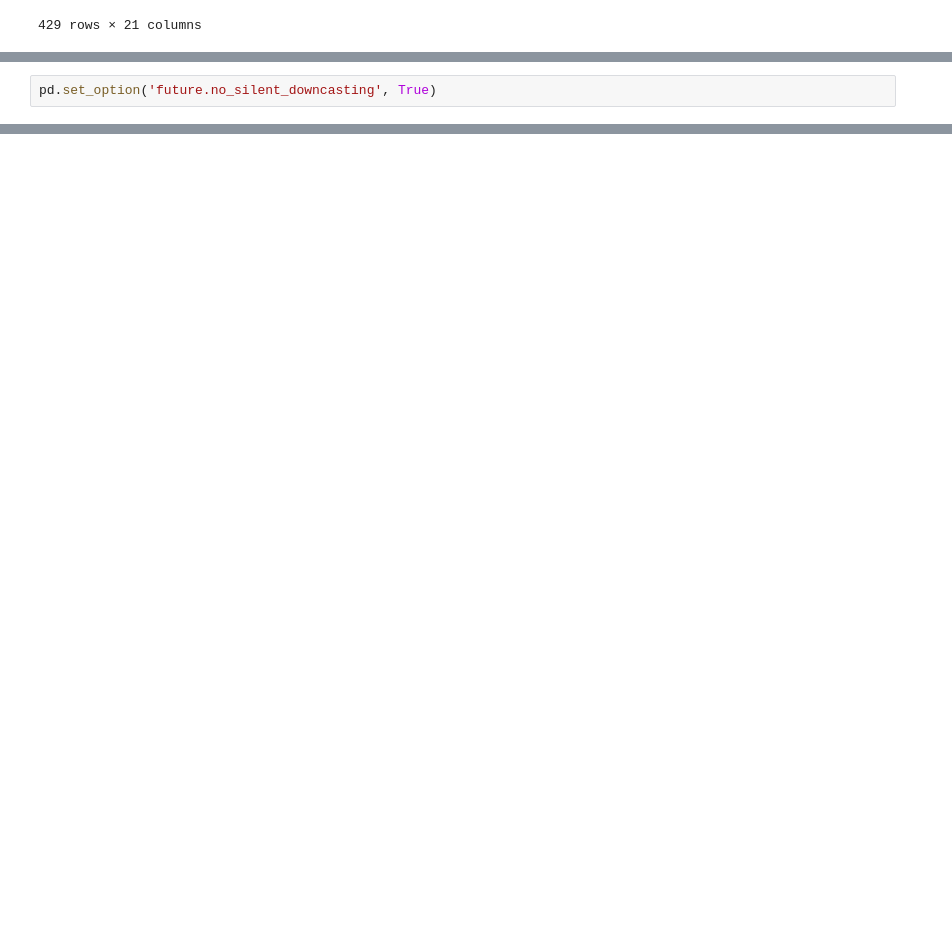
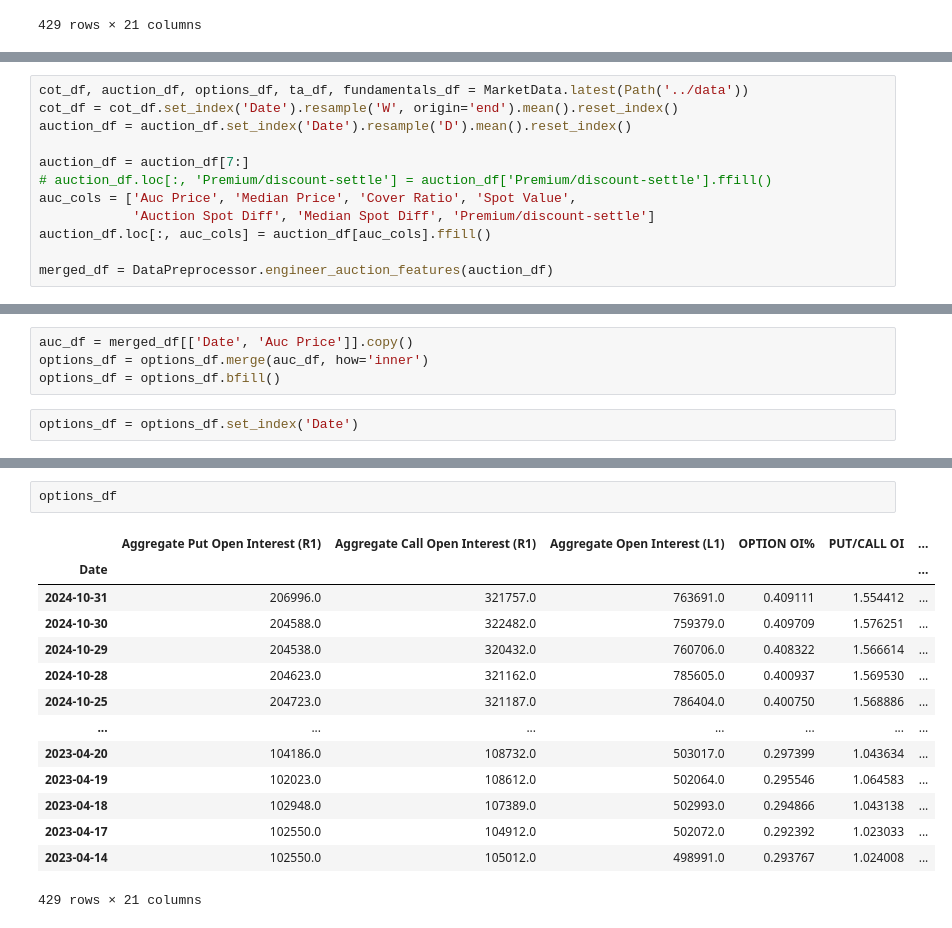
Before and after one commit to wyne1/carbon-market-forecasting, a Jupyter notebook: notebooks/options-data-processing.ipynb, the cells around one changed output, grey strips where cells are left out. Drawn from its saved outputs; the diff is of its cells as text; blank space fills up the shorter version.

Commit message:
identified issue with Options Data Processing

```diff
--- a/notebooks/options-data-processing.ipynb
+++ b/notebooks/options-data-processing.ipynb
@@ -188,2 +173,0 @@ merged_df
-# %%
-pd.set_option('future.no_silent_downcasting', True)
@@ -208,0 +194,12 @@ dtype: int64
+# %%
+cot_df, auction_df, options_df, ta_df, fundamentals_df = MarketData.latest(Path('../data'))
+cot_df = cot_df.set_index('Date').resample('W', origin='end').mean().reset_index()
+auction_df = auction_df.set_index('Date').resample('D').mean().reset_index()
+
+auction_df = auction_df[7:]
+# auction_df.loc[:, 'Premium/discount-settle'] = auction_df['Premium/discount-settle'].ffill()
+auc_cols = ['Auc Price', 'Median Price', 'Cover Ratio', 'Spot Value',
+            'Auction Spot Diff', 'Median Spot Diff', 'Premium/discount-settle']
+auction_df.loc[:, auc_cols] = auction_df[auc_cols].ffill()
+
+merged_df = DataPreprocessor.engineer_auction_features(auction_df)
@@ -208,0 +240,6 @@ dtype: int64
+# %%
+auc_df = merged_df[['Date', 'Auc Price']].copy()
+options_df = options_df.merge(auc_df, how='inner')
+options_df = options_df.bfill()
+# %%
+options_df = options_df.set_index('Date')
@@ -208,0 +452,17 @@ dtype: int64
+# %%
+options_df
+# %% [output]
+|  | Aggregate Put Open Interest (R1) | Aggregate Call Open Interest (R1) | Aggregate Open Interest (L1) | OPTION OI% | PUT/CALL OI | ... |
+| Date |  |  |  |  |  | ... |
+| 2024-10-31 | 206996.0 | 321757.0 | 763691.0 | 0.409111 | 1.554412 | ... |
+| 2024-10-30 | 204588.0 | 322482.0 | 759379.0 | 0.409709 | 1.576251 | ... |
+| 2024-10-29 | 204538.0 | 320432.0 | 760706.0 | 0.408322 | 1.566614 | ... |
+| 2024-10-28 | 204623.0 | 321162.0 | 785605.0 | 0.400937 | 1.569530 | ... |
+| 2024-10-25 | 204723.0 | 321187.0 | 786404.0 | 0.400750 | 1.568886 | ... |
+| ... | ... | ... | ... | ... | ... | ... |
+| 2023-04-20 | 104186.0 | 108732.0 | 503017.0 | 0.297399 | 1.043634 | ... |
+| 2023-04-19 | 102023.0 | 108612.0 | 502064.0 | 0.295546 | 1.064583 | ... |
+| 2023-04-18 | 102948.0 | 107389.0 | 502993.0 | 0.294866 | 1.043138 | ... |
+| 2023-04-17 | 102550.0 | 104912.0 | 502072.0 | 0.292392 | 1.023033 | ... |
+| 2023-04-14 | 102550.0 | 105012.0 | 498991.0 | 0.293767 | 1.024008 | ... |
+429 rows × 21 columns
```
Also changed, not shown: parts of 22 cells of this notebook, 2 other files.
